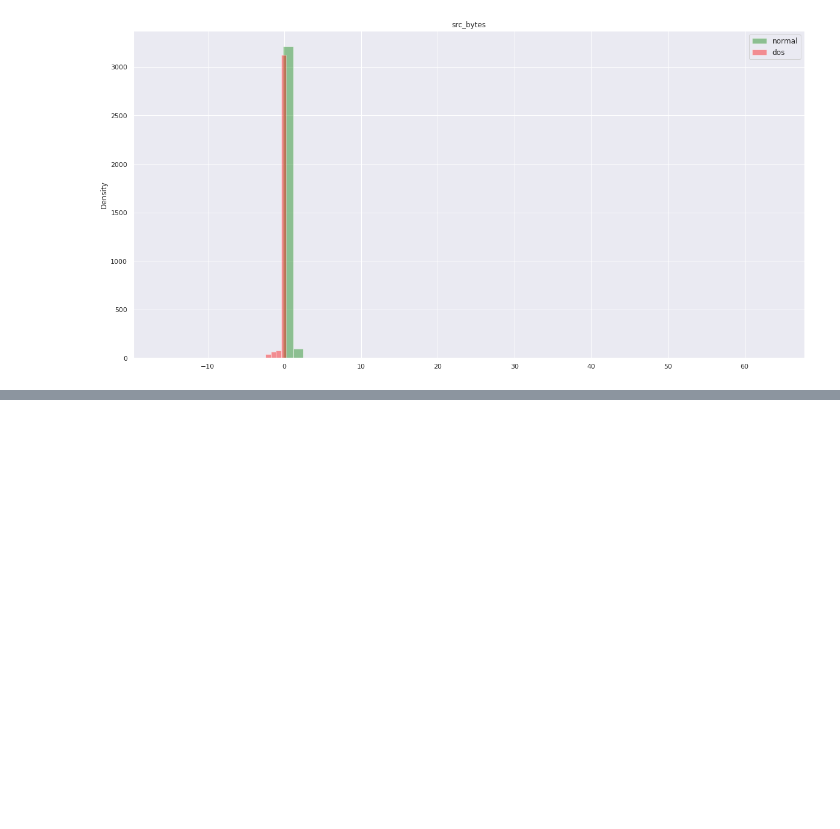
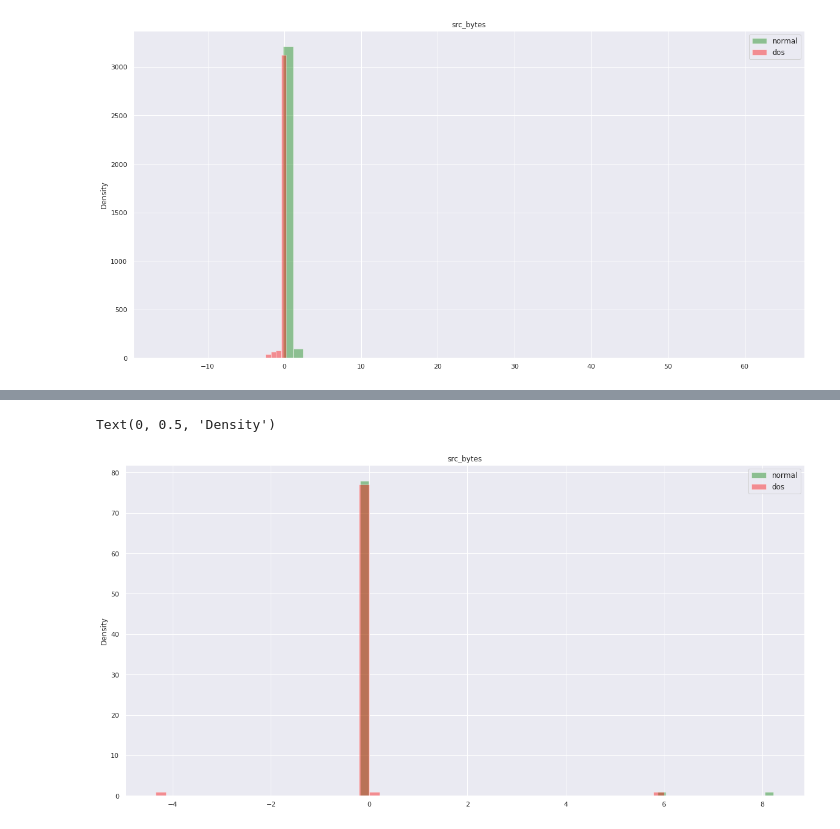
Before and after one commit to hasobi/skripsi, a Jupyter notebook: plot_final_v1_3.ipynb, the cells around one changed output, grey strips where cells are left out. Saved outputs shown, nothing was run; the diff lists cells and outputs as text; code cells hidden in the pictures; blank space fills up the shorter version.

```diff
--- a/plot_final_v1_3.ipynb
+++ b/plot_final_v1_3.ipynb
@@ -2507,0 +2549,35 @@ Text(0, 0.5, 'Density')
+# %%
+data_serror_rate4 = data_serror_rate3[['normal','dos']]
+
+# Standardizing the features
+x = data_serror_rate4.values
+
+x = StandardScaler().fit_transform(x)
+
+pca = PCA(n_components=2)
+principalComponents = pca.fit_transform(x)
+
+principalDf = pd.DataFrame(data = principalComponents, columns = ['normal', 'dos'])
+
+# finalDf = pd.concat([principalDf, df[['target']]], axis = 1)
+finalDF = principalDf
+
+finalDF.reset_index(level=0, inplace=True)
+
+
+plt.figure(figsize=(20,10))
+
+df = finalDF
+sns.distplot(df['normal'], color='green', kde=False, label='normal')
+
+df = finalDF
+sns.distplot(finalDF['dos'], color='red', kde=False,label='dos')
+
+# Plot formatting
+plt.legend(prop={'size': 12})
+plt.title('src_bytes')
+plt.xlabel('')
+plt.ylabel('Density')
+# %% [output]
+Text(0, 0.5, 'Density')
+[figure, added]
```
Also changed, not shown: parts of 3 cells of this notebook.
